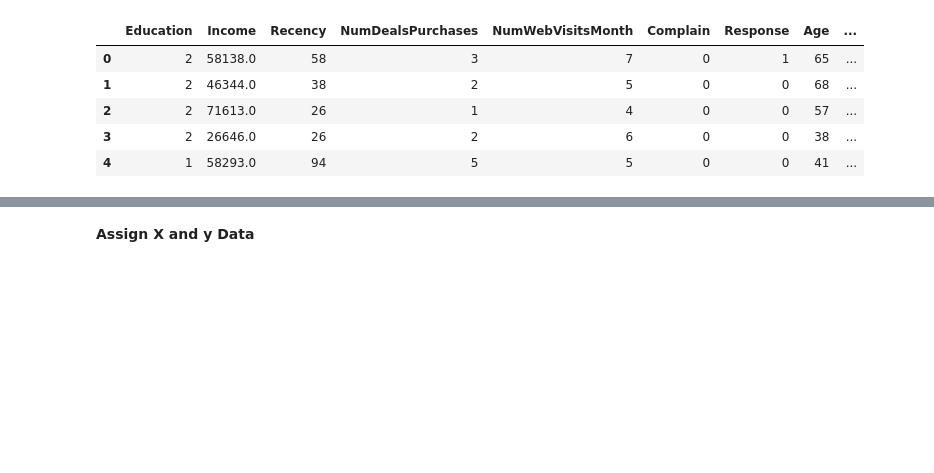
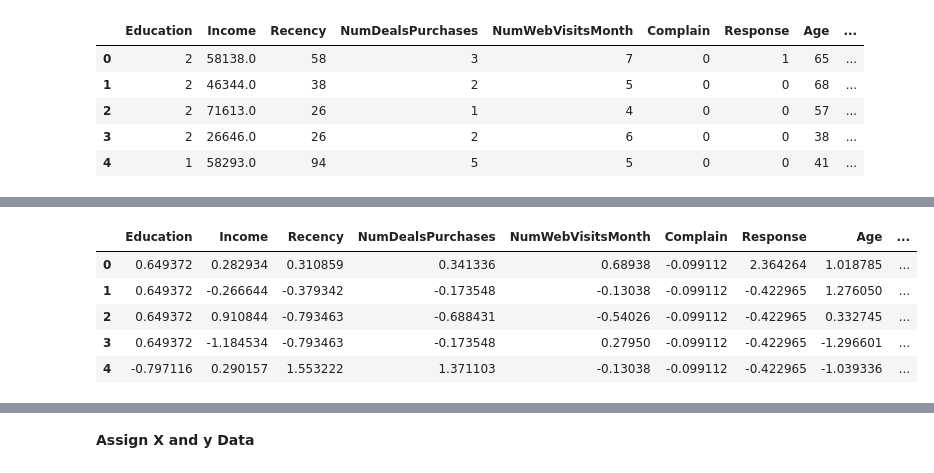
Before and after one commit to fgith/data-science, a Jupyter notebook: logistic-regression/logistic_regression_customerpersonality.ipynb, the cells around one changed output, grey strips where cells are left out. Saved outputs shown, nothing was run; the diff lists cells and outputs as text; code cells hidden in the pictures; blank space fills up the shorter version.

```diff
--- a/logistic-regression/logistic_regression_customerpersonality.ipynb
+++ b/logistic-regression/logistic_regression_customerpersonality.ipynb
@@ -215,0 +235,15 @@ memory usage: 262.6 KB
+# %%
+# Feature Scaling
+from sklearn.preprocessing import StandardScaler
+
+scaler = StandardScaler()
+df = pd.DataFrame(scaler.fit_transform(df), columns=df.columns)
+
+df.head()
+# %% [output]
+|  | Education | Income | Recency | NumDealsPurchases | NumWebVisitsMonth | Complain | Response | Age | ... |
+| 0 | 0.649372 | 0.282934 | 0.310859 | 0.341336 | 0.68938 | -0.099112 | 2.364264 | 1.018785 | ... |
+| 1 | 0.649372 | -0.266644 | -0.379342 | -0.173548 | -0.13038 | -0.099112 | -0.422965 | 1.276050 | ... |
+| 2 | 0.649372 | 0.910844 | -0.793463 | -0.688431 | -0.54026 | -0.099112 | -0.422965 | 0.332745 | ... |
+| 3 | 0.649372 | -1.184534 | -0.793463 | -0.173548 | 0.27950 | -0.099112 | -0.422965 | -1.296601 | ... |
+| 4 | -0.797116 | 0.290157 | 1.553222 | 1.371103 | -0.13038 | -0.099112 | -0.422965 | -1.039336 | ... |
```
Also changed, not shown: parts of 10 cells of this notebook.
